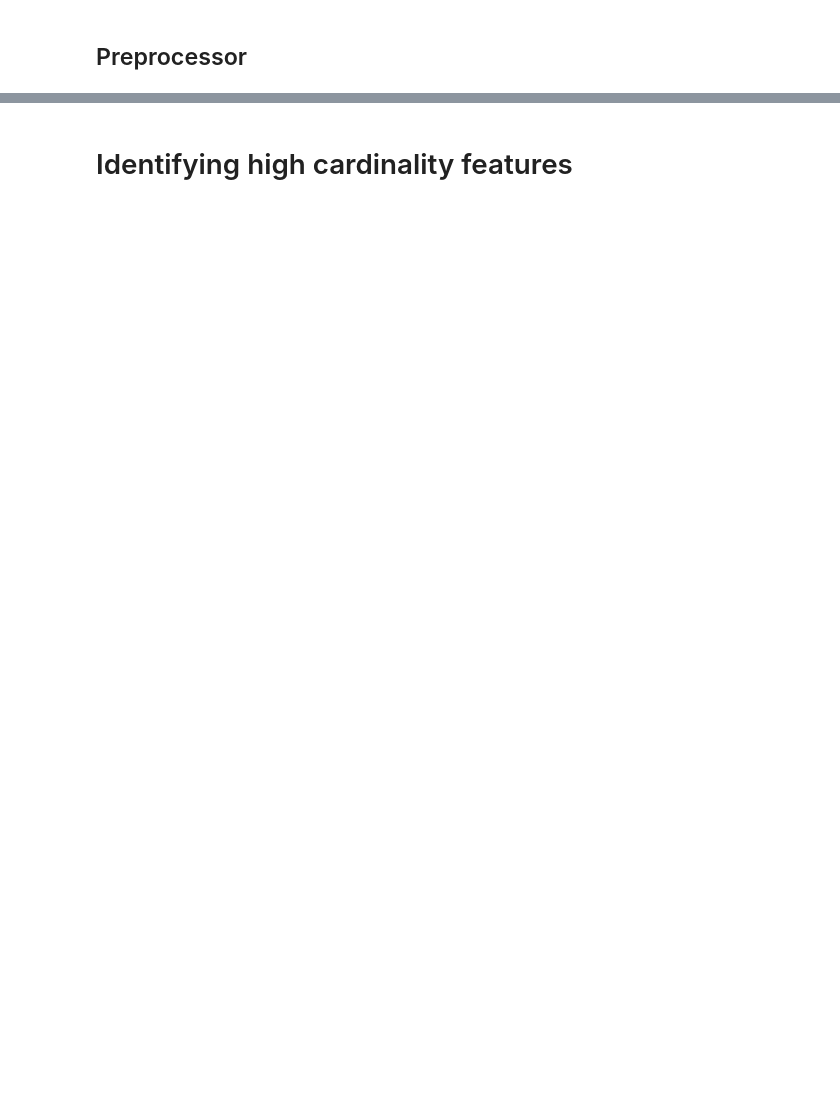
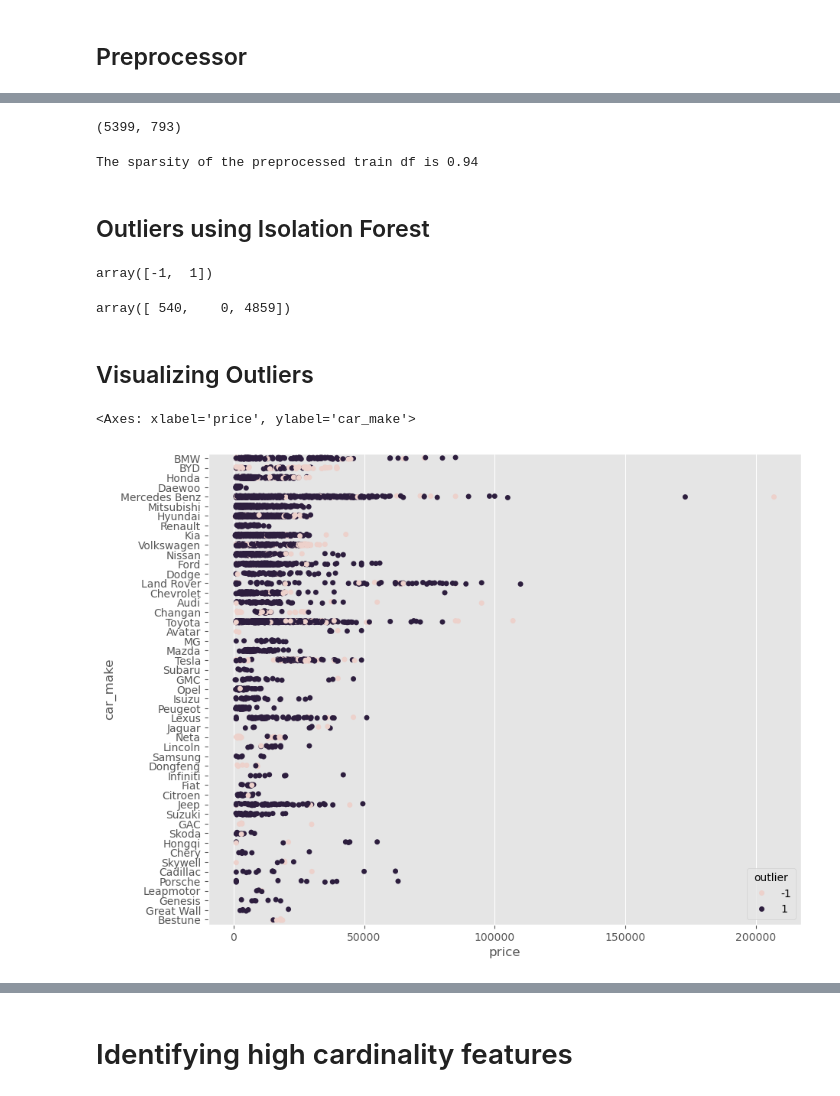
Before and after one commit to abhaykukade/Car-Price-Prediction, a Jupyter notebook: model_evaluation_v2.ipynb, the cells around one changed output, grey strips where cells are left out. Drawn from its saved outputs; the diff is of its cells as text; code cells hidden in the pictures; blank space fills up the shorter version.

```diff
--- a/model_evaluation_v2.ipynb
+++ b/model_evaluation_v2.ipynb
@@ -302,0 +249,23 @@ From the plot, it seems there is high bias - underfitting. We need to try more c
+# %%
+train_df_transformed = preprocessor.fit_transform(train_df)
+train_df_transformed.shape
+# %% [output]
+(5399, 793)
+# %%
+train_trf_array = train_df_transformed.toarray()
+sparsity = np.sum(train_trf_array == 0) / train_trf_array.size
+print(f'The sparsity of the preprocessed train df is {sparsity:.2f}')
+# %% [output]
+The sparsity of the preprocessed train df is 0.94
+# %% [markdown]
+## Outliers using Isolation Forest
+# %%
+iso = IsolationForest(contamination=0.1, random_state=42, n_jobs=-1)
+outlier_preds = iso.fit_predict(train_trf_array)
+np.unique(outlier_preds)
+# %% [output]
+array([-1,  1])
+# %%
+np.bincount(outlier_preds+1)
+# %% [output]
+array([ 540,    0, 4859])
@@ -302,0 +274,9 @@ From the plot, it seems there is high bias - underfitting. We need to try more c
+# %% [markdown]
+## Visualizing Outliers
+# %%
+df = train_df[train_df['car_make'].isin(car_makers_w_min_count)][['car_make', 'model', 'price', 'outlier']]
+plt.figure(figsize=(10,8))
+sns.stripplot(data=df, x='price', y='car_make', hue='outlier', orient='h')
+# %% [output]
+<Axes: xlabel='price', ylabel='car_make'>
+[figure, added]
```
Also changed, not shown: parts of 34 cells of this notebook, 1 other file.
